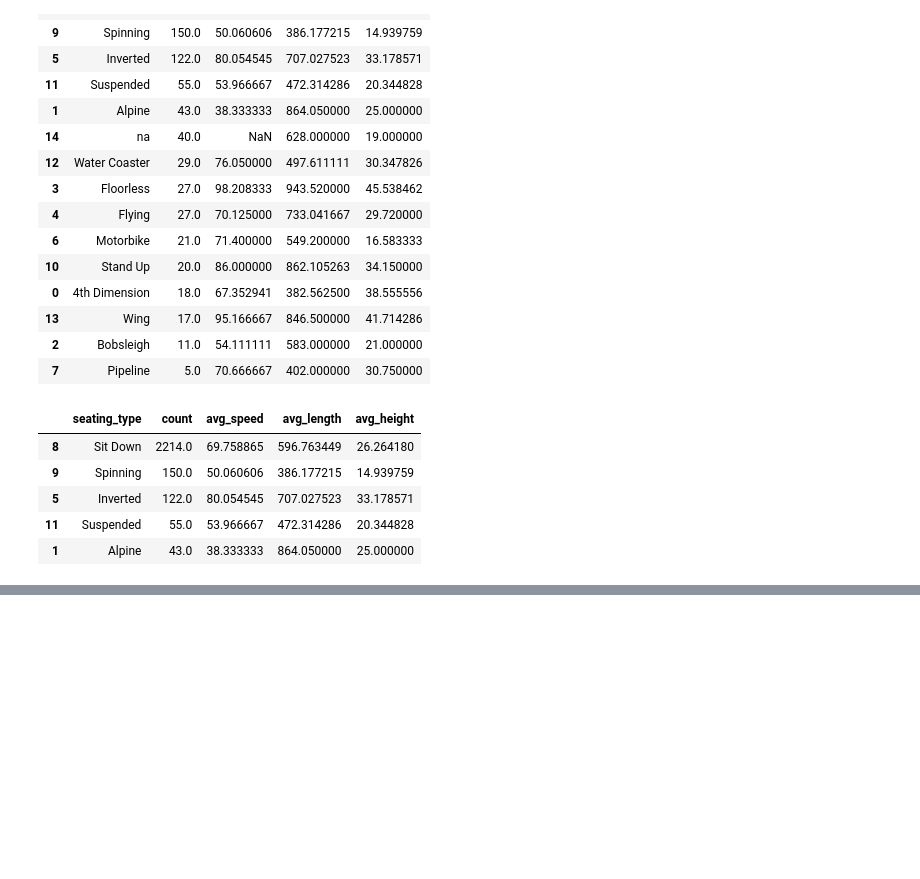
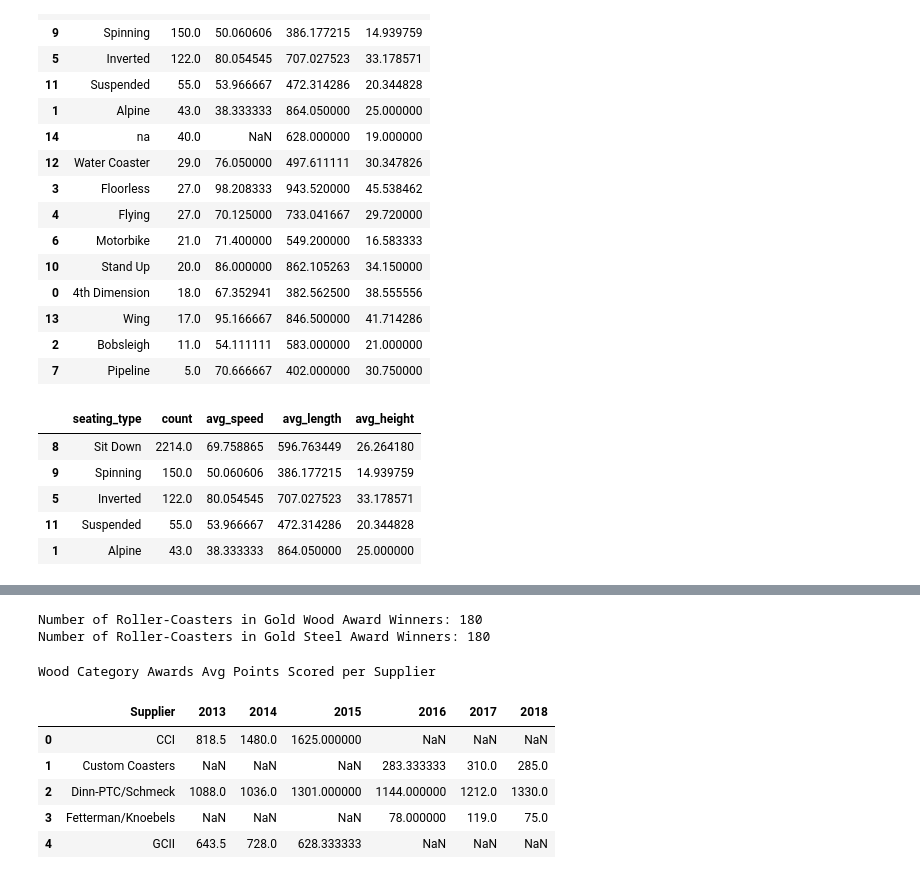
Before and after one commit to princeKike27/Roller-Coaster, a Jupyter notebook: Roller_Coaster.ipynb, the cells around one changed output, grey strips where cells are left out. Drawn from its saved outputs; the diff is of its cells as text; code cells hidden in the pictures; blank space fills up the shorter version.

```diff
--- a/Roller_Coaster.ipynb
+++ b/Roller_Coaster.ipynb
@@ -320,0 +284,34 @@ top_5_seating_plot = seating_plot(top_5_seating)
+# %%
+# number of rollercoasters in each ranking dataset
+wood_winners_count = len(df_wood['Name'])
+steel_winners_count = len(df_steel['Name'])
+
+print(f'Number of Roller-Coasters in Gold Wood Award Winners: {wood_winners_count}')
+print(f'Number of Roller-Coasters in Gold Steel Award Winners: {steel_winners_count}')
+# %% [output]
+Number of Roller-Coasters in Gold Wood Award Winners: 180
+Number of Roller-Coasters in Gold Steel Award Winners: 180
+# %%
+# function to get avg points scored per supplier in each year
+def supplier_points(df_category):
+  # groupby df by 'Supplier' and 'Year of Rank'
+  df = df_category.groupby(['Supplier', 'Year of Rank']).Points.mean().reset_index()
+  # pivot groupby df
+  df_pivot = df.pivot(
+      index = 'Supplier',
+      columns = 'Year of Rank',
+      values = 'Points'
+  ).reset_index().rename_axis(None, axis=1)
+  return df_pivot
+# %%
+print('Wood Category Awards Avg Points Scored per Supplier')
+wood_suppliers_points = supplier_points(df_wood)
+wood_suppliers_points.head()
+# %% [output]
+Wood Category Awards Avg Points Scored per Supplier
+|  | Supplier | 2013 | 2014 | 2015 | 2016 | 2017 | 2018 |
+| 0 | CCI | 818.5 | 1480.0 | 1625.000000 | NaN | NaN | NaN |
+| 1 | Custom Coasters | NaN | NaN | NaN | 283.333333 | 310.0 | 285.0 |
+| 2 | Dinn-PTC/Schmeck | 1088.0 | 1036.0 | 1301.000000 | 1144.000000 | 1212.0 | 1330.0 |
+| 3 | Fetterman/Knoebels | NaN | NaN | NaN | 78.000000 | 119.0 | 75.0 |
+| 4 | GCII | 643.5 | 728.0 | 628.333333 | NaN | NaN | NaN |
```
Also changed, not shown: parts of 36 cells of this notebook.
